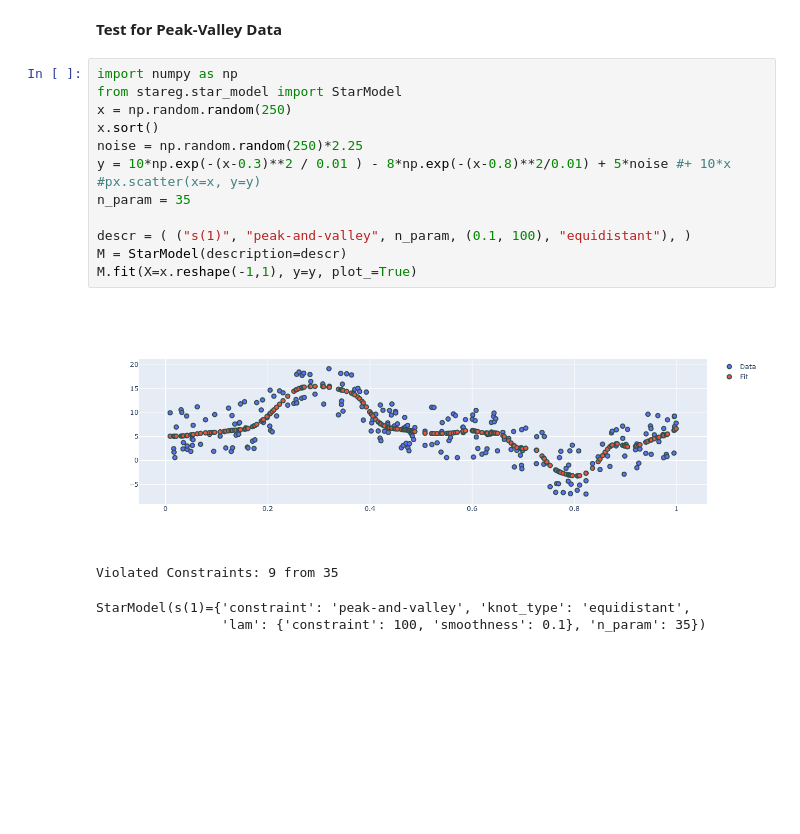
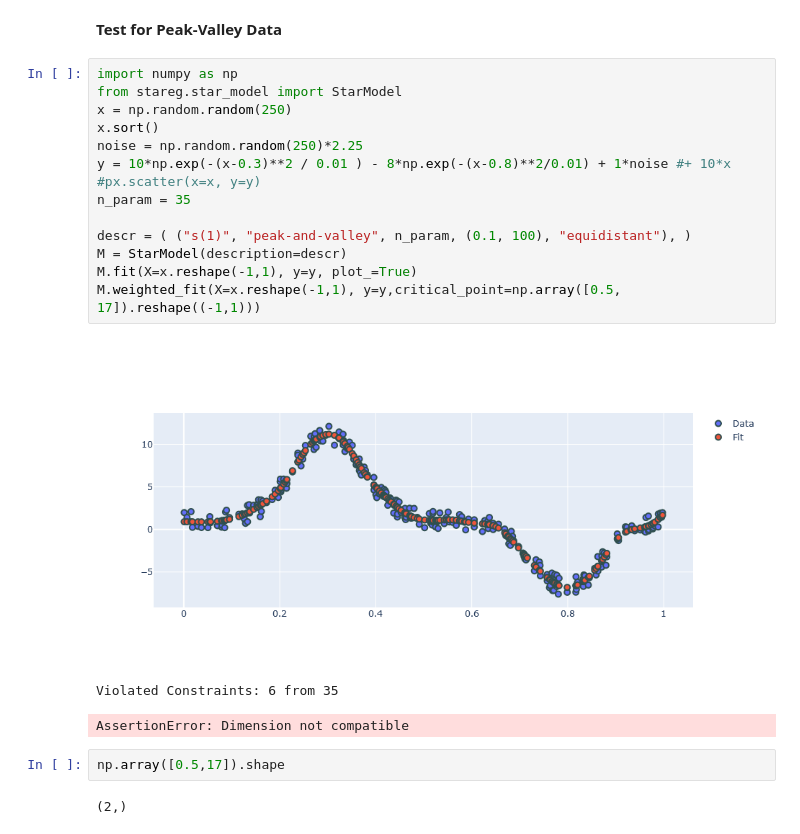
Before and after one commit to j-cap/Master-Thesis, a Jupyter notebook: Code/SplinesInPython/Testing_and_Typing.ipynb, the cells around one changed output. Drawn from its saved outputs; the diff is of its cells as text; blank space fills up the shorter version.

```diff
--- a/Code/SplinesInPython/Testing_and_Typing.ipynb
+++ b/Code/SplinesInPython/Testing_and_Typing.ipynb
@@ -311,18 +353,22 @@ StarModel(s(1)={'constraint': 'multi-valley', 'knot_type': 'equidistant',
 # %%
 import numpy as np
 from stareg.star_model import StarModel
 x = np.random.random(250)
 x.sort()
 noise = np.random.random(250)*2.25
-y = 10*np.exp(-(x-0.3)**2 / 0.01 ) - 8*np.exp(-(x-0.8)**2/0.01) + 5*noise #+ 10*x
+y = 10*np.exp(-(x-0.3)**2 / 0.01 ) - 8*np.exp(-(x-0.8)**2/0.01) + 1*noise #+ 10*x
 #px.scatter(x=x, y=y)
 n_param = 35
 
 descr = ( ("s(1)", "peak-and-valley", n_param, (0.1, 100), "equidistant"), )
 M = StarModel(description=descr)
 M.fit(X=x.reshape(-1,1), y=y, plot_=True)
+M.weighted_fit(X=x.reshape(-1,1), y=y,critical_point=np.array([0.5, 17]).reshape((-1,1)))
 # %% [output]
-[figure, old version]
+[figure, new version]
-Violated Constraints: 9 from 35
+Violated Constraints: 6 from 35
-StarModel(s(1)={'constraint': 'peak-and-valley', 'knot_type': 'equidistant',
-                'lam': {'constraint': 100, 'smoothness': 0.1}, 'n_param': 35})
+AssertionError: Dimension not compatible
+# %%
+np.array([0.5,17]).shape
+# %% [output]
+(2,)
```
Also changed, not shown: parts of 15 cells of this notebook.
